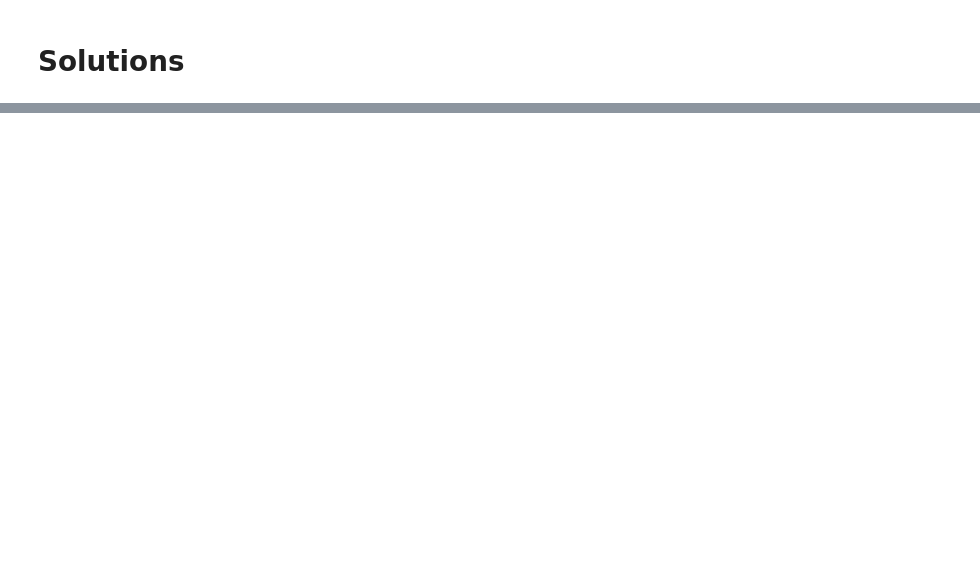
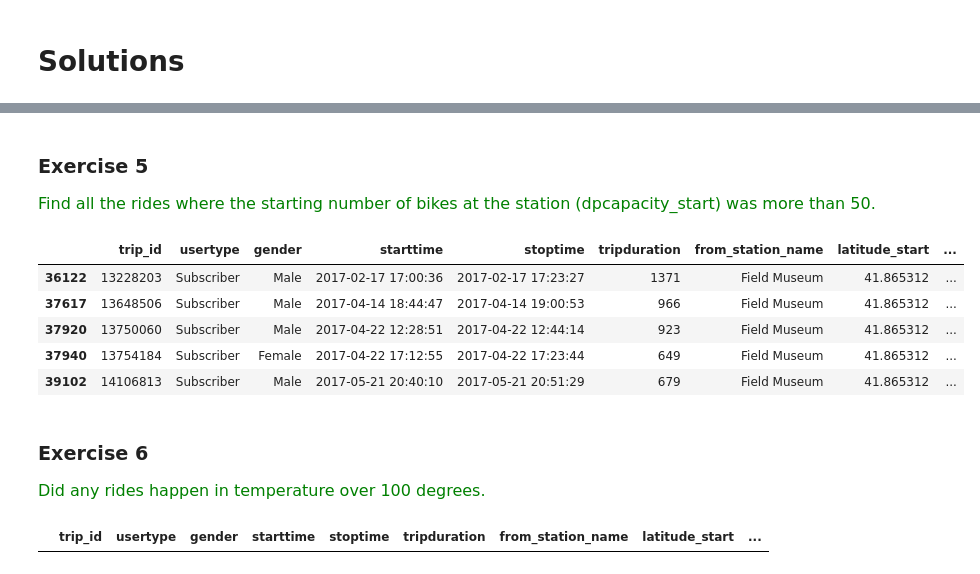
Before and after one commit to cnrgrl/PANDAS, a Jupyter notebook: Solutions_(1).ipynb, the cells around one changed output, grey strips where cells are left out. Cells and saved outputs as stored; diff of their text form; code cells hidden in the pictures; blank space fills up the shorter version.

```diff
--- a/Solutions_(1).ipynb
+++ b/Solutions_(1).ipynb
@@ -204,0 +539,24 @@ It chooses the column name with that integer location.
+# %% [markdown]
+### Exercise 5
+
+<span  style="color:green; font-size:16px">Find all the rides where the starting number of bikes at the station (dpcapacity_start) was more than 50.</span>
+# %%
+filt = bikes['dpcapacity_start'] > 50
+bikes[filt].head()
+# %% [output]
+|  | trip_id | usertype | gender | starttime | stoptime | tripduration | from_station_name | latitude_start | ... |
+| 36122 | 13228203 | Subscriber | Male | 2017-02-17 17:00:36 | 2017-02-17 17:23:27 | 1371 | Field Museum | 41.865312 | ... |
+| 37617 | 13648506 | Subscriber | Male | 2017-04-14 18:44:47 | 2017-04-14 19:00:53 | 966 | Field Museum | 41.865312 | ... |
+| 37920 | 13750060 | Subscriber | Male | 2017-04-22 12:28:51 | 2017-04-22 12:44:14 | 923 | Field Museum | 41.865312 | ... |
+| 37940 | 13754184 | Subscriber | Female | 2017-04-22 17:12:55 | 2017-04-22 17:23:44 | 649 | Field Museum | 41.865312 | ... |
+| 39102 | 14106813 | Subscriber | Male | 2017-05-21 20:40:10 | 2017-05-21 20:51:29 | 679 | Field Museum | 41.865312 | ... |
+# %% [markdown]
+### Exercise 6
+
+<span  style="color:green; font-size:16px">Did any rides happen in temperature over 100 degrees.</span>
+# %%
+# no, a dataframe with no rows is returned.
+filt = bikes['temperature'] > 100
+bikes[filt]
+# %% [output]
+|  | trip_id | usertype | gender | starttime | stoptime | tripduration | from_station_name | latitude_start | ... |
```
Also changed, not shown: parts of 205 cells of this notebook.
